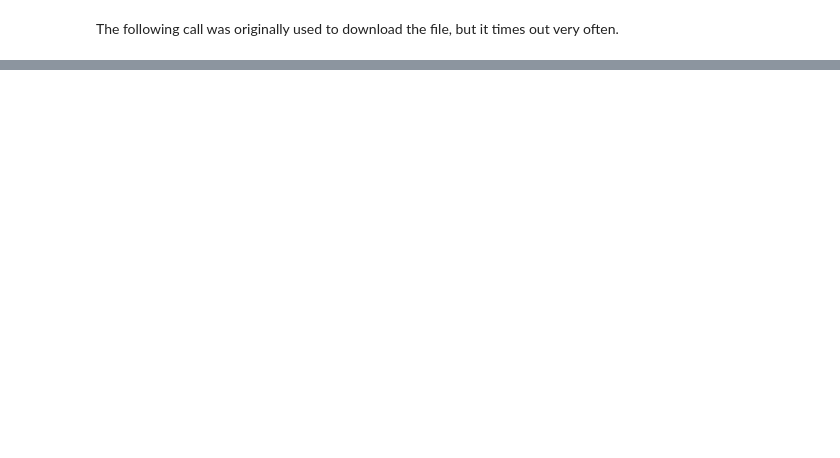
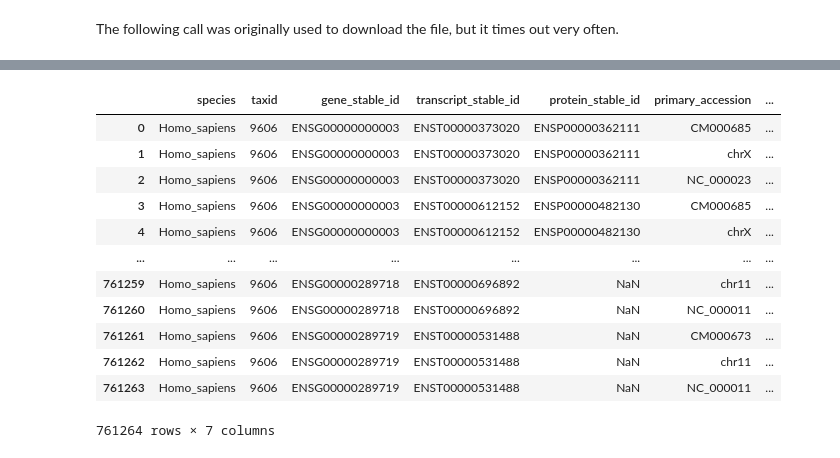
Before and after one commit to laminlabs/bionty-assets, a Jupyter notebook: docs/ingest/2022-06-24-ebi-gene-set.ipynb, the cells around one changed output, grey strips where cells are left out. Cells and saved outputs as stored; diff of their text form; code cells hidden in the pictures; blank space fills up the shorter version.

```diff
--- a/docs/ingest/2022-06-24-ebi-gene-set.ipynb
+++ b/docs/ingest/2022-06-24-ebi-gene-set.ipynb
@@ -26,0 +59,22 @@ df.to_parquet()
+# %%
+df = pd.read_csv(
+    "http://ftp.ensembl.org/pub/release-106/tsv/homo_sapiens/Homo_sapiens.GRCh38.106.ena.tsv.gz",
+    sep="\t",
+    compression="gzip",
+)
+# %%
+df
+# %% [output]
+|  | species | taxid | gene_stable_id | transcript_stable_id | protein_stable_id | primary_accession | ... |
+| 0 | Homo_sapiens | 9606 | ENSG00000000003 | ENST00000373020 | ENSP00000362111 | CM000685 | ... |
+| 1 | Homo_sapiens | 9606 | ENSG00000000003 | ENST00000373020 | ENSP00000362111 | chrX | ... |
+| 2 | Homo_sapiens | 9606 | ENSG00000000003 | ENST00000373020 | ENSP00000362111 | NC_000023 | ... |
+| 3 | Homo_sapiens | 9606 | ENSG00000000003 | ENST00000612152 | ENSP00000482130 | CM000685 | ... |
+| 4 | Homo_sapiens | 9606 | ENSG00000000003 | ENST00000612152 | ENSP00000482130 | chrX | ... |
+| ... | ... | ... | ... | ... | ... | ... | ... |
+| 761259 | Homo_sapiens | 9606 | ENSG00000289718 | ENST00000696892 | NaN | chr11 | ... |
+| 761260 | Homo_sapiens | 9606 | ENSG00000289718 | ENST00000696892 | NaN | NC_000011 | ... |
+| 761261 | Homo_sapiens | 9606 | ENSG00000289719 | ENST00000531488 | NaN | CM000673 | ... |
+| 761262 | Homo_sapiens | 9606 | ENSG00000289719 | ENST00000531488 | NaN | chr11 | ... |
+| 761263 | Homo_sapiens | 9606 | ENSG00000289719 | ENST00000531488 | NaN | NC_000011 | ... |
+761264 rows × 7 columns
```
Also changed, not shown: parts of 27 cells of this notebook.
